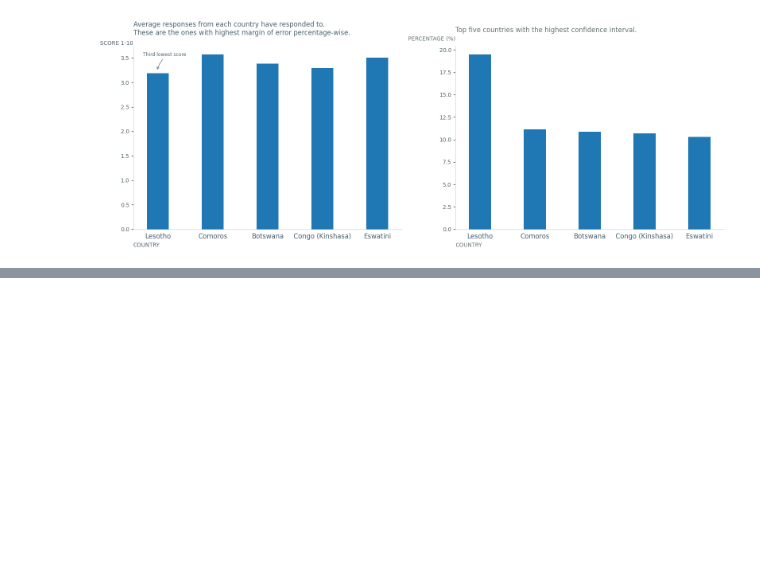
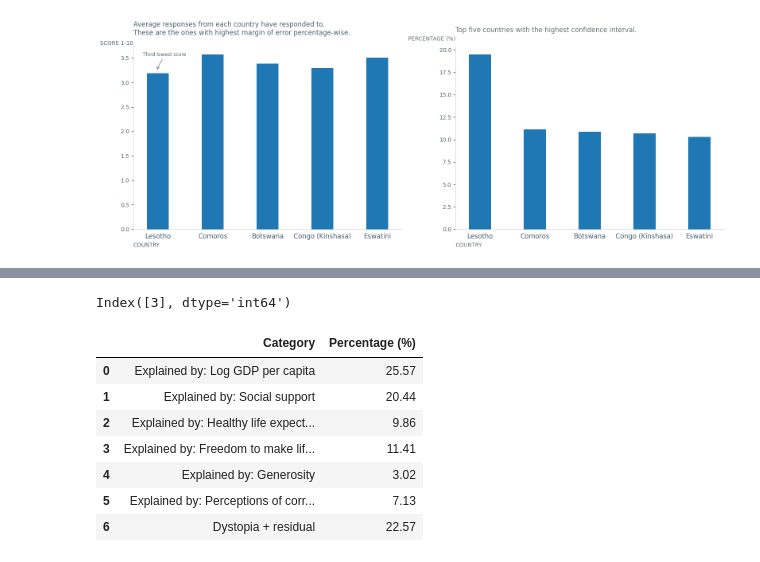
Before and after one commit to MarcusArdenstedt/data_visualization_Marcus_Ericsson_DE24, a Jupyter notebook: exercises/exercise_1/ex_3/happines.ipynb, the cells around one changed output, grey strips where cells are left out. Saved outputs shown, nothing was run; the diff lists cells and outputs as text; code cells hidden in the pictures; blank space fills up the shorter version.

```diff
--- a/exercises/exercise_1/ex_3/happines.ipynb
+++ b/exercises/exercise_1/ex_3/happines.ipynb
@@ -153,0 +194,8 @@ fig.savefig("figures/Top_5_highest_confidence_interval.png", dpi= 300)
+# %%
+df_sweden = df_sweden.transpose().drop("Country name", axis=0)
+# %%
+df_sweden.columns
+# %% [output]
+Index([3], dtype='int64')
+# %%
+df_sweden.columns = ["Percentage (%)"]
@@ -153,0 +206,11 @@ fig.savefig("figures/Top_5_highest_confidence_interval.png", dpi= 300)
+# %%
+df_sweden
+# %% [output]
+|  | Category | Percentage (%) |
+| 0 | Explained by: Log GDP per capita | 25.57 |
+| 1 | Explained by: Social support | 20.44 |
+| 2 | Explained by: Healthy life expect... | 9.86 |
+| 3 | Explained by: Freedom to make lif... | 11.41 |
+| 4 | Explained by: Generosity | 3.02 |
+| 5 | Explained by: Perceptions of corr... | 7.13 |
+| 6 | Dystopia + residual | 22.57 |
```
Also changed, not shown: parts of 12 cells of this notebook, 46 other files.
